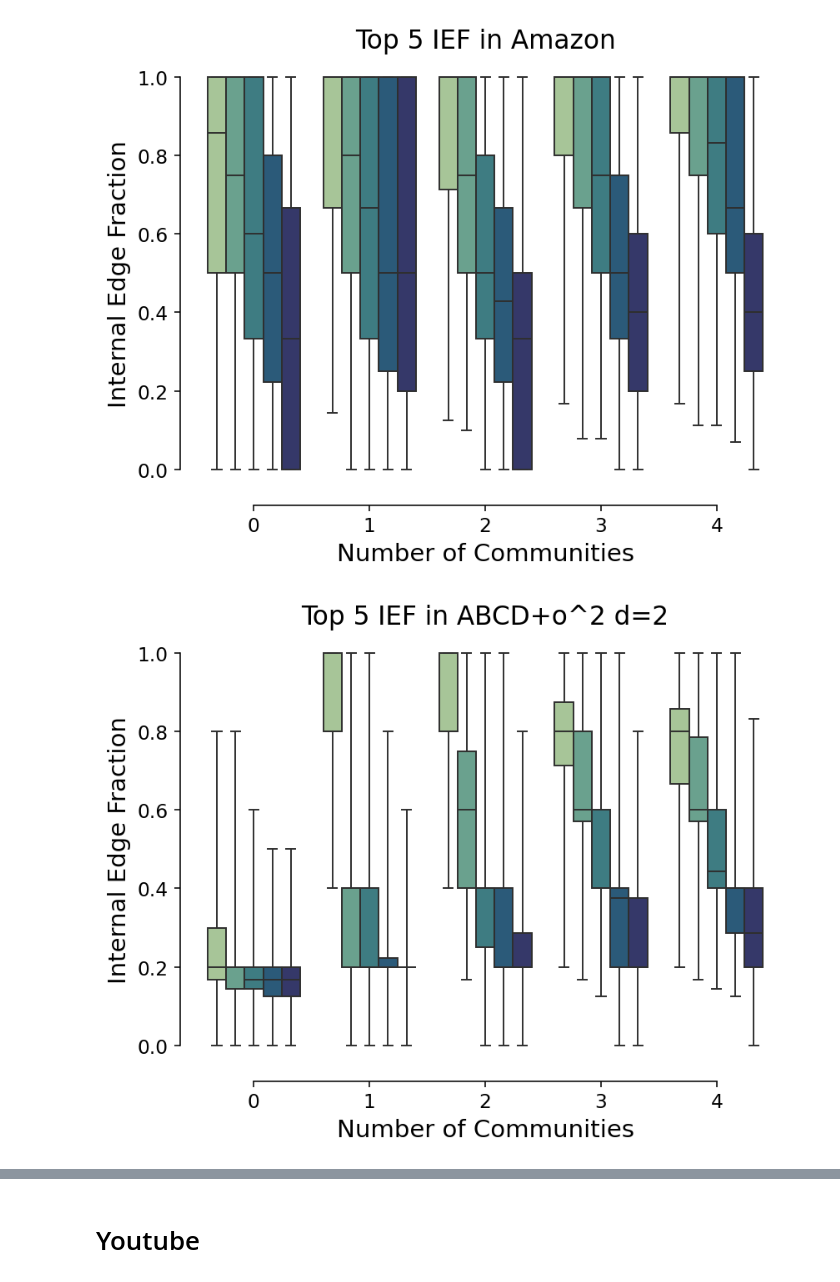
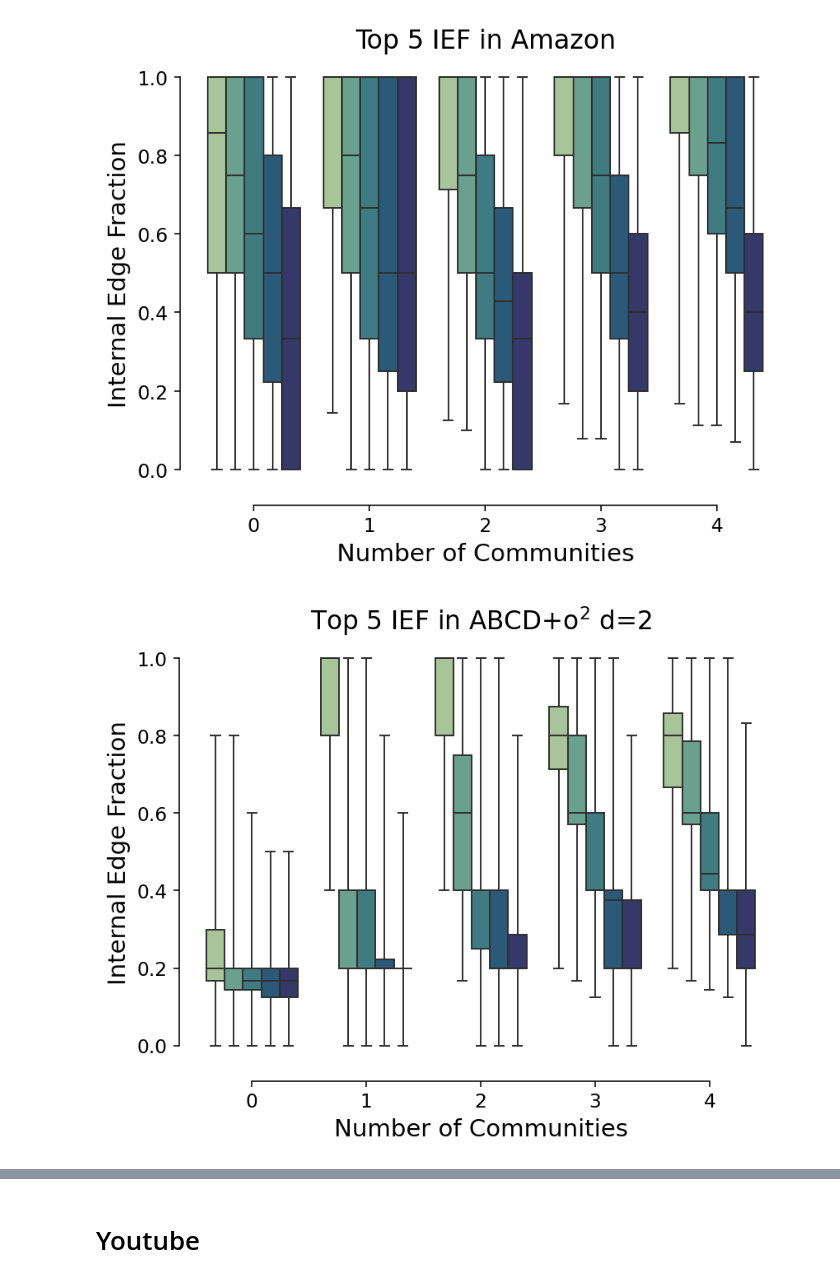
Before and after one commit to ftheberge/ABCDoo_Experiments, a Jupyter notebook: GraphProperties/IEF.ipynb, the cells around one changed output, grey strips where cells are left out. Saved outputs shown, nothing was run; the diff lists cells and outputs as text; code cells hidden in the pictures.

```diff
--- a/GraphProperties/IEF.ipynb
+++ b/GraphProperties/IEF.ipynb
@@ -132,24 +132,24 @@ fig.set_dpi(140)
 [figure]
 # %%
 k = 5
-name = "ABCD+o^2 d=2"
+name = r"ABCD+o$^2$ d=2"
 g, _ = load_abcdoo("data/abcdoo_amazon_d2_edge.dat", "data/abcdoo_amazon_d2_com.dat")
 iefs = get_top_k_iefs(g, k)
 
 sns.boxplot(x="N Comms", y="IEF",
             hue="IEF Rank", palette="crest",
             data=iefs[iefs["N Comms"] < k],
             whis=(0, 100),
             legend=False
             )
 sns.despine(offset=10, trim=True)
 plt.title(f"Top {k} IEF in {name}", fontsize=16)
 plt.xlabel("Number of Communities", fontsize=15)
 plt.ylabel("Internal Edge Fraction", fontsize=15)
 plt.tick_params(labelsize=12)
 fig = plt.gcf()
 fig.set_dpi(140)
 # %% [output]
-[figure, old version]
+[figure, new version]
 # %%
 k = 5
```
Also changed, not shown: parts of 8 cells of this notebook.
